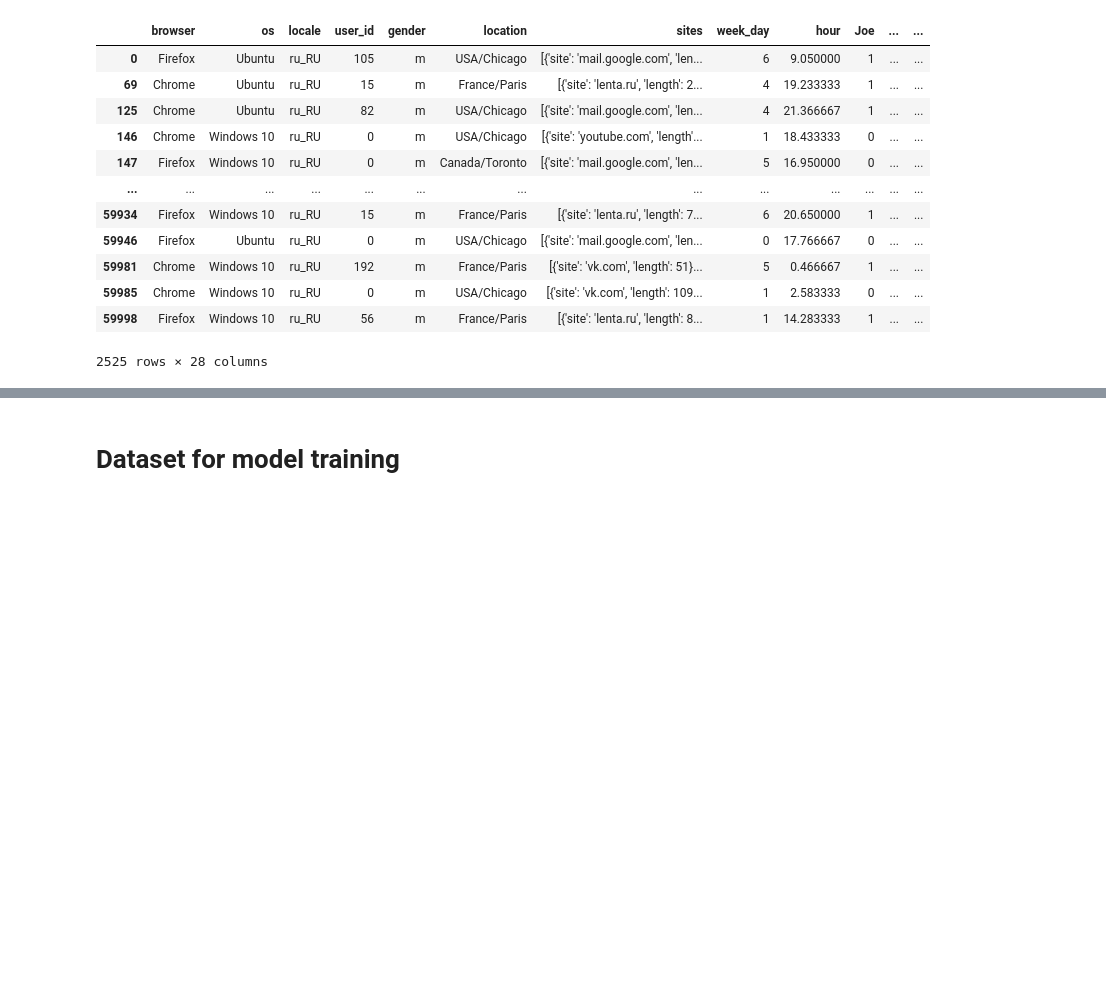
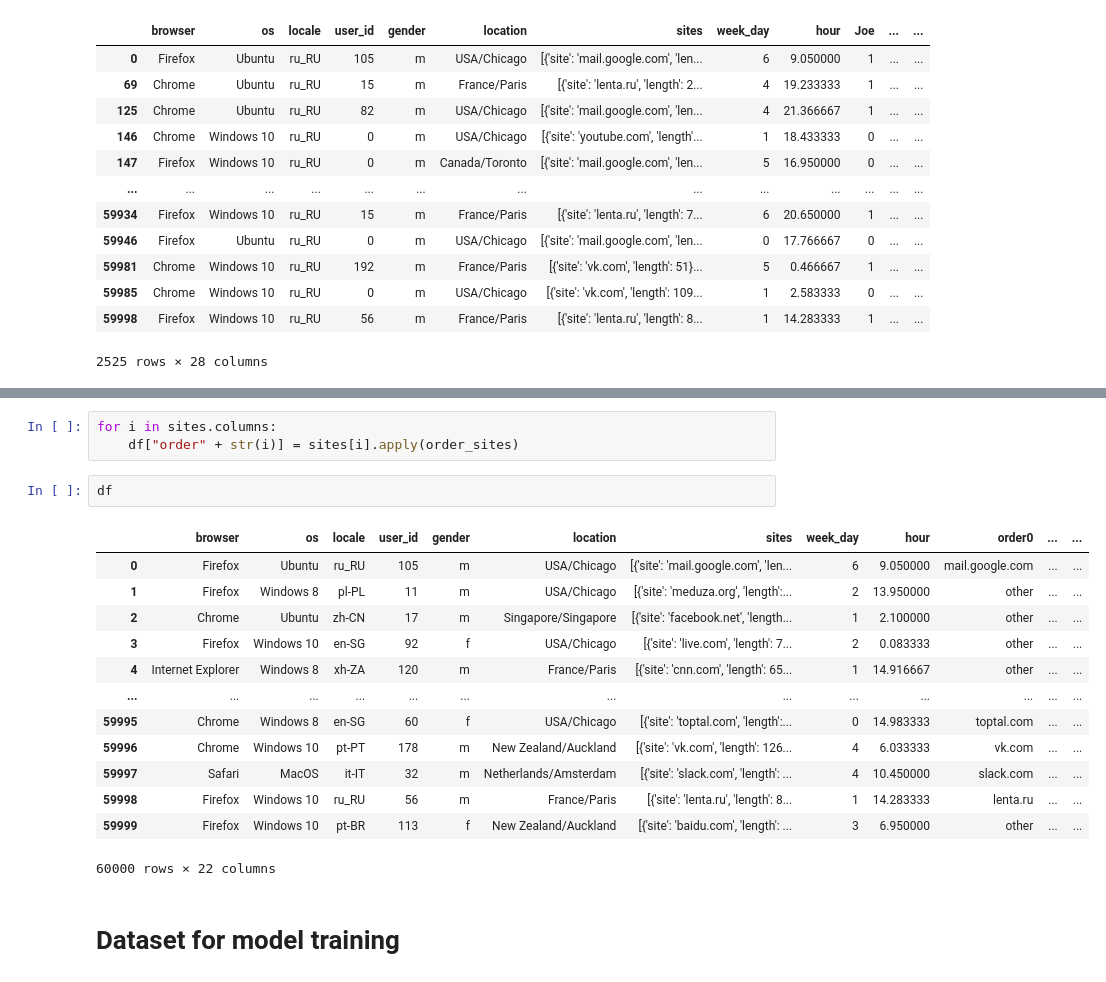
Before and after one commit to klaszewski/Catch_joe, a Jupyter notebook: Notebook.ipynb, the cells around one changed output, grey strips where cells are left out. Saved outputs shown, nothing was run; the diff lists cells and outputs as text; blank space fills up the shorter version.

```diff
--- a/Notebook.ipynb
+++ b/Notebook.ipynb
@@ -472,3 +432,22 @@ df_candidates
+# %%
+for i in sites.columns:
+    df["order" + str(i)] = sites[i].apply(order_sites)
+# %%
+df
+# %% [output]
+|  | browser | os | locale | user_id | gender | location | sites | week_day | hour | order0 | ... | ... |
+| 0 | Firefox | Ubuntu | ru_RU | 105 | m | USA/Chicago | [{'site': 'mail.google.com', 'len... | 6 | 9.050000 | mail.google.com | ... | ... |
+| 1 | Firefox | Windows 8 | pl-PL | 11 | m | USA/Chicago | [{'site': 'meduza.org', 'length':... | 2 | 13.950000 | other | ... | ... |
+| 2 | Chrome | Ubuntu | zh-CN | 17 | m | Singapore/Singapore | [{'site': 'facebook.net', 'length... | 1 | 2.100000 | other | ... | ... |
+| 3 | Firefox | Windows 10 | en-SG | 92 | f | USA/Chicago | [{'site': 'live.com', 'length': 7... | 2 | 0.083333 | other | ... | ... |
+| 4 | Internet Explorer | Windows 8 | xh-ZA | 120 | m | France/Paris | [{'site': 'cnn.com', 'length': 65... | 1 | 14.916667 | other | ... | ... |
+| ... | ... | ... | ... | ... | ... | ... | ... | ... | ... | ... | ... | ... |
+| 59995 | Chrome | Windows 8 | en-SG | 60 | f | USA/Chicago | [{'site': 'toptal.com', 'length':... | 0 | 14.983333 | toptal.com | ... | ... |
+| 59996 | Chrome | Windows 10 | pt-PT | 178 | m | New Zealand/Auckland | [{'site': 'vk.com', 'length': 126... | 4 | 6.033333 | vk.com | ... | ... |
+| 59997 | Safari | MacOS | it-IT | 32 | m | Netherlands/Amsterdam | [{'site': 'slack.com', 'length': ... | 4 | 10.450000 | slack.com | ... | ... |
+| 59998 | Firefox | Windows 10 | ru_RU | 56 | m | France/Paris | [{'site': 'lenta.ru', 'length': 8... | 1 | 14.283333 | lenta.ru | ... | ... |
+| 59999 | Firefox | Windows 10 | pt-BR | 113 | f | New Zealand/Auckland | [{'site': 'baidu.com', 'length': ... | 3 | 6.950000 | other | ... | ... |
+60000 rows × 22 columns
 # %% [markdown]
 # Dataset for model training
 # %%
```
Also changed, not shown: parts of 27 cells of this notebook.
